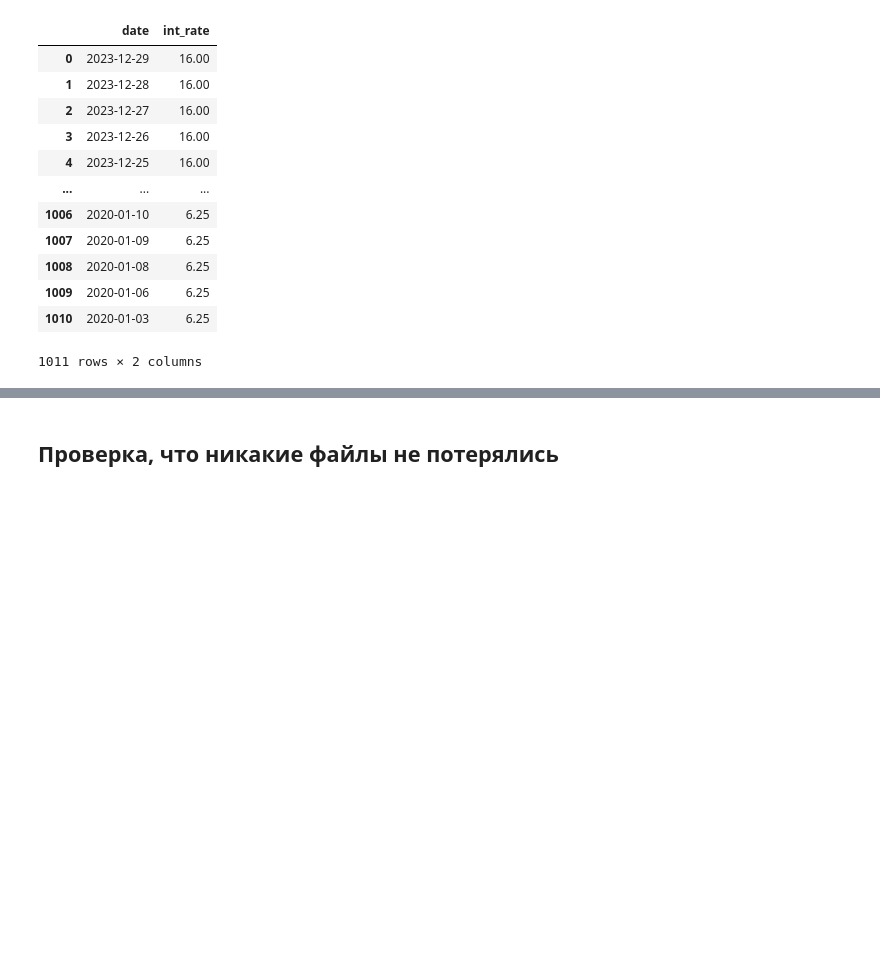
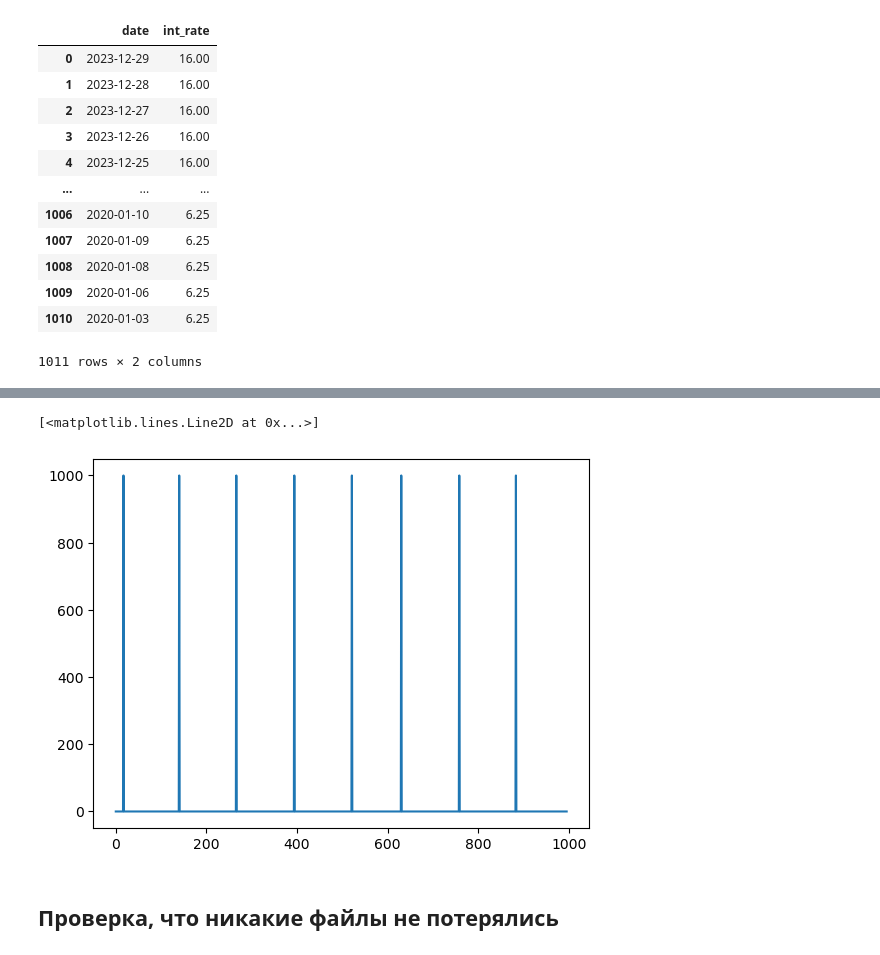
Before and after one commit to yanakhazanova/market_risk, a Jupyter notebook: collect_data.ipynb, the cells around one changed output, grey strips where cells are left out. Drawn from its saved outputs; the diff is of its cells as text; code cells hidden in the pictures; blank space fills up the shorter version.

Commit message:
add obligations data and fix shares date format

```diff
--- a/collect_data.ipynb
+++ b/collect_data.ipynb
@@ -310,0 +318,7 @@ df
+# %%
+df = pd.read_csv('SU26212RMFS9_200101_240101.csv')
+df = df.drop(['<TICKER>', '<PER>', '<VOL>', '<TIME>'], axis = 1)
+df = df.rename(columns = {'<DATE>':'date'})
+df['date'] = df['date'].apply(lambda x: '20' + str(x))
+df['date'] = pd.to_datetime(df['date'])
+df
@@ -311,3 +339,17 @@ df
+# %%
+import matplotlib.pyplot as plt
+df_2 = pd.read_csv('SU26212RMFS9.csv', delimiter=';')
+df_2 = df_2.drop(['ISIN', 'Полное наименование ЦБ', 'Объем эмиссии (млн)', 'Непогашенный номинал', 'Размер выплаты, руб.*', 'Валюта номинала'], axis = 1)
+df_2 = df_2.rename(columns = {'Дата':'date'})
+df_2['date'] = pd.to_datetime(df2['date'], dayfirst = True)
+df_2
+
+df_comb = pd.merge(df, df_2, on = 'date', how = 'left').fillna(0)
+
+plt.plot(df_comb['Номинал'])
+# %% [output]
+[<matplotlib.lines.Line2D at 0x...>]
+[figure, added]
 # %% [markdown]
 ## Проверка, что никакие файлы не потерялись
 # %%
```
Also changed, not shown: parts of 9 cells of this notebook, 13 other files.
